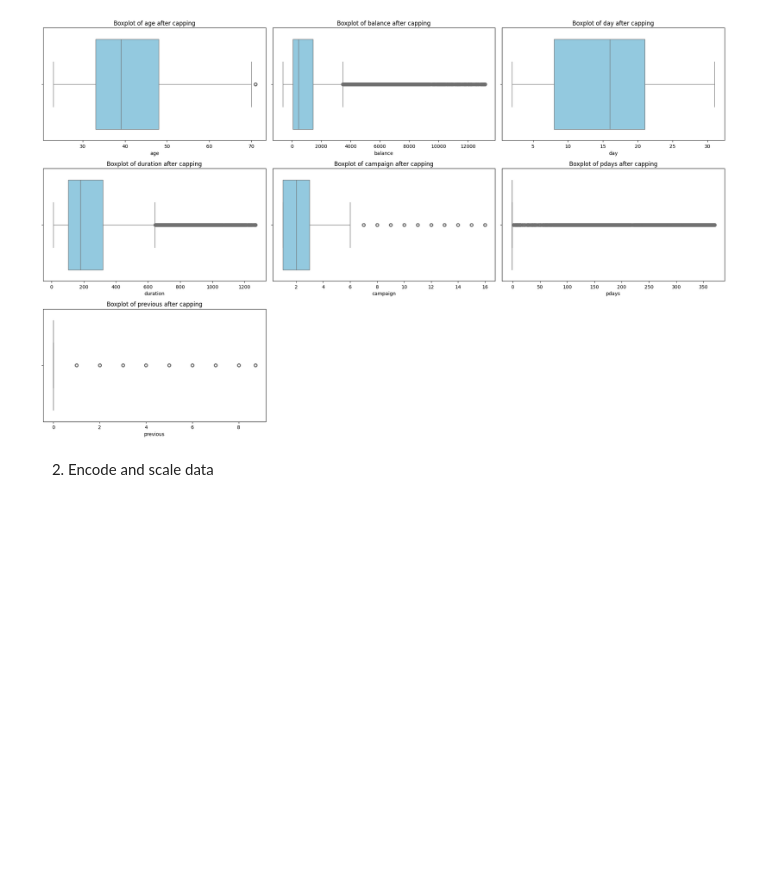
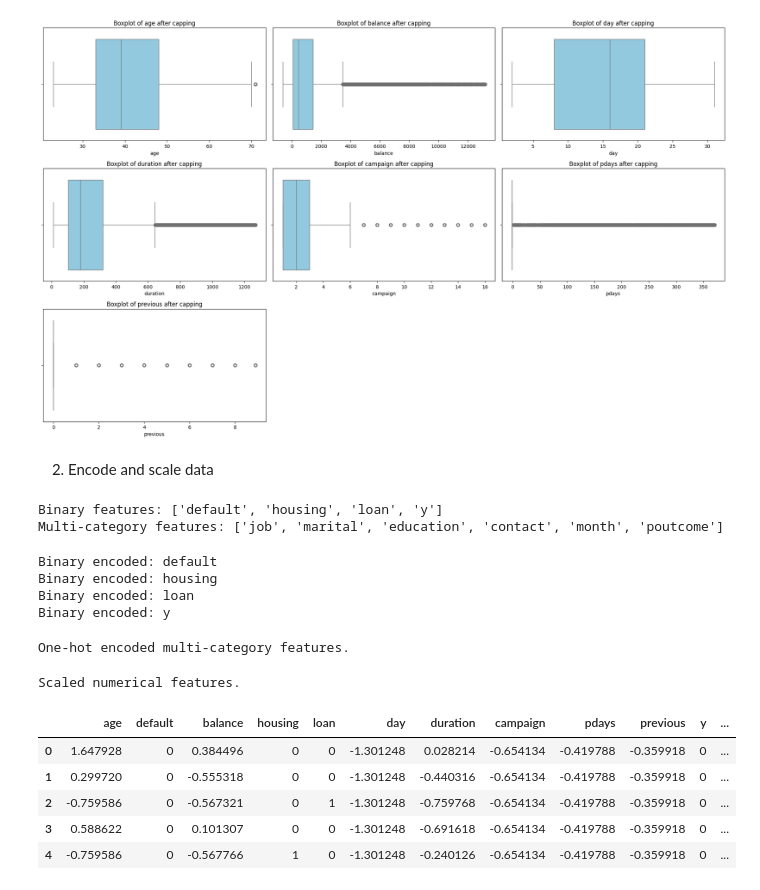
Before and after one commit to RanudeeFernando/CM2604_ML_CW, a Jupyter notebook: notebooks/ml_project.ipynb, the cells around one changed output. Saved outputs shown, nothing was run; the diff lists cells and outputs as text; code cells hidden in the pictures; blank space fills up the shorter version.

Commit message:
scale and encode data

```diff
--- a/notebooks/ml_project.ipynb
+++ b/notebooks/ml_project.ipynb
@@ -383,3 +366,57 @@ plt.show()
 [figure]
 # %% [markdown]
 2. Encode and scale data
+# %%
+# Identify categorical columns
+categorical_columns = df.select_dtypes(include=['object']).columns
+
+# Split into binary and multi-category features
+binary_features = [col for col in categorical_columns if df[col].nunique() == 2]
+multi_category_features = [col for col in categorical_columns if df[col].nunique() > 2]
+
+print("Binary features:", binary_features)
+print("Multi-category features:", multi_category_features)
+# %% [output]
+Binary features: ['default', 'housing', 'loan', 'y']
+Multi-category features: ['job', 'marital', 'education', 'contact', 'month', 'poutcome']
+# %%
+# Create a copy of the original DataFrame for transformations
+df2 = df.copy()
+# %%
+# Apply binary encoding
+for col in binary_features:
+    df2[col] = df2[col].map({df2[col].unique()[0]: 0, df2[col].unique()[1]: 1})
+    print(f"Binary encoded: {col}")
+# %% [output]
+Binary encoded: default
+Binary encoded: housing
+Binary encoded: loan
+Binary encoded: y
+# %%
+# One-hot encoding for multi-category features
+df2 = pd.get_dummies(df2, columns=multi_category_features, drop_first=True)
+print("One-hot encoded multi-category features.")
+# %% [output]
+One-hot encoded multi-category features.
+# %%
+from sklearn.preprocessing import StandardScaler
+
+# Scale numerical features
+scaler = StandardScaler()
+df2[numerical_features] = scaler.fit_transform(df2[numerical_features])
+print("Scaled numerical features.")
+# %% [output]
+Scaled numerical features.
+# %%
+# Set pandas to display all columns
+pd.set_option('display.max_columns', None)
+
+# Display data frame
+display(df2.head())
+# %% [output]
+|  | age | default | balance | housing | loan | day | duration | campaign | pdays | previous | y | ... |
+| 0 | 1.647928 | 0 | 0.384496 | 0 | 0 | -1.301248 | 0.028214 | -0.654134 | -0.419788 | -0.359918 | 0 | ... |
+| 1 | 0.299720 | 0 | -0.555318 | 0 | 0 | -1.301248 | -0.440316 | -0.654134 | -0.419788 | -0.359918 | 0 | ... |
+| 2 | -0.759586 | 0 | -0.567321 | 0 | 1 | -1.301248 | -0.759768 | -0.654134 | -0.419788 | -0.359918 | 0 | ... |
+| 3 | 0.588622 | 0 | 0.101307 | 0 | 0 | -1.301248 | -0.691618 | -0.654134 | -0.419788 | -0.359918 | 0 | ... |
+| 4 | -0.759586 | 0 | -0.567766 | 1 | 0 | -1.301248 | -0.240126 | -0.654134 | -0.419788 | -0.359918 | 0 | ... |
```
Also changed, not shown: parts of 3 cells of this notebook.
